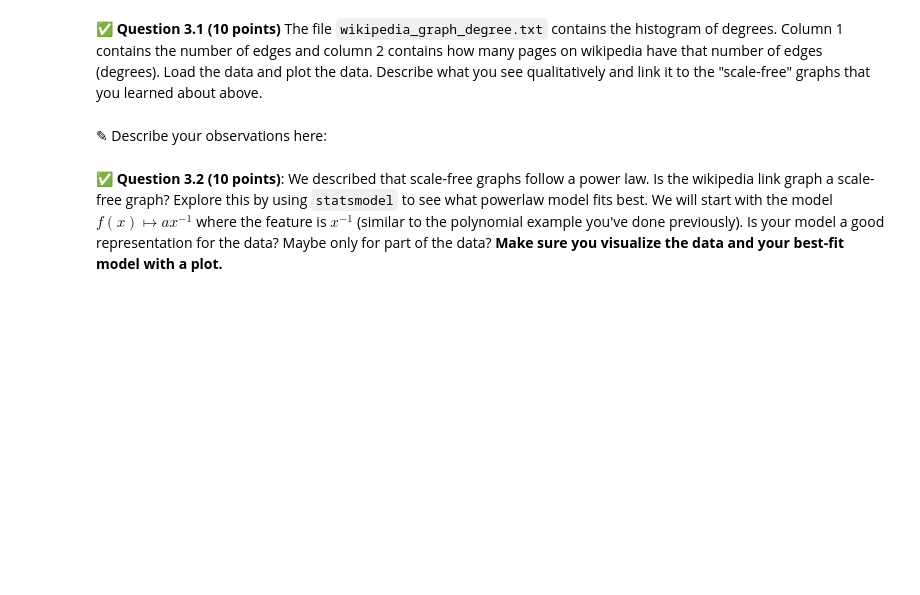
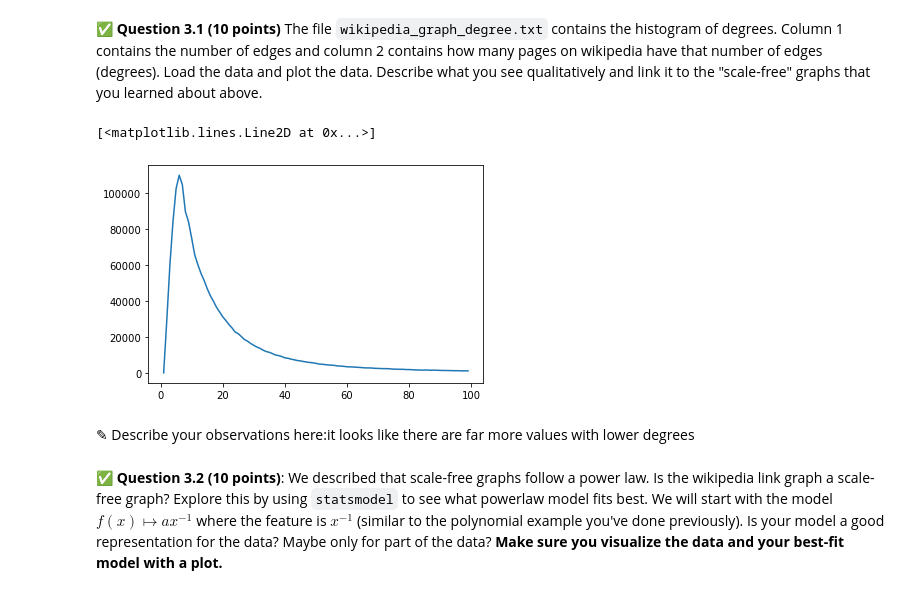
Before and after one commit to markelt1/cmse202-s21-turnin, a Jupyter notebook: hw-04/HW-04_graph_regression-Tim.ipynb, the cells around one changed output. Drawn from its saved outputs; the diff is of its cells as text; code cells hidden in the pictures; blank space fills up the shorter version.

```diff
--- a/hw-04/HW-04_graph_regression-Tim.ipynb
+++ b/hw-04/HW-04_graph_regression-Tim.ipynb
@@ -325,4 +327,11 @@ For the regression model fitting that you're going to do in this part of the ass
+# %%
+# Put your code here
+graph = pd.read_csv('wikipedia_graph_degree.txt', delimiter = ' ', header = None, skiprows = 1, names = ['edges', 'degrees'])
+plt.plot(graph['edges'], graph['degrees'])
+# %% [output]
+[<matplotlib.lines.Line2D at 0x...>]
+[figure, added]
 # %% [markdown]
-<font size=+3>&#9998;</font> Describe your observations here:
+<font size=+3>&#9998;</font> Describe your observations here:it looks like there are far more values with lower degrees
 # %% [markdown]
 &#9989; **Question 3.2 (10 points)**: We described that scale-free graphs follow a power law. Is the wikipedia link graph a scale-free graph? Explore this by using `statsmodel` to see what powerlaw model fits best. We will start with the model $f(x) \mapsto a x^{-1}$ where the feature is $x^{-1}$ (similar to the polynomial example you've done previously). Is your model a good representation for the data? Maybe only for part of the data? **Make sure you visualize the data and your best-fit model with a plot.**
```
Also changed, not shown: parts of 9 cells of this notebook, 1 other file.
